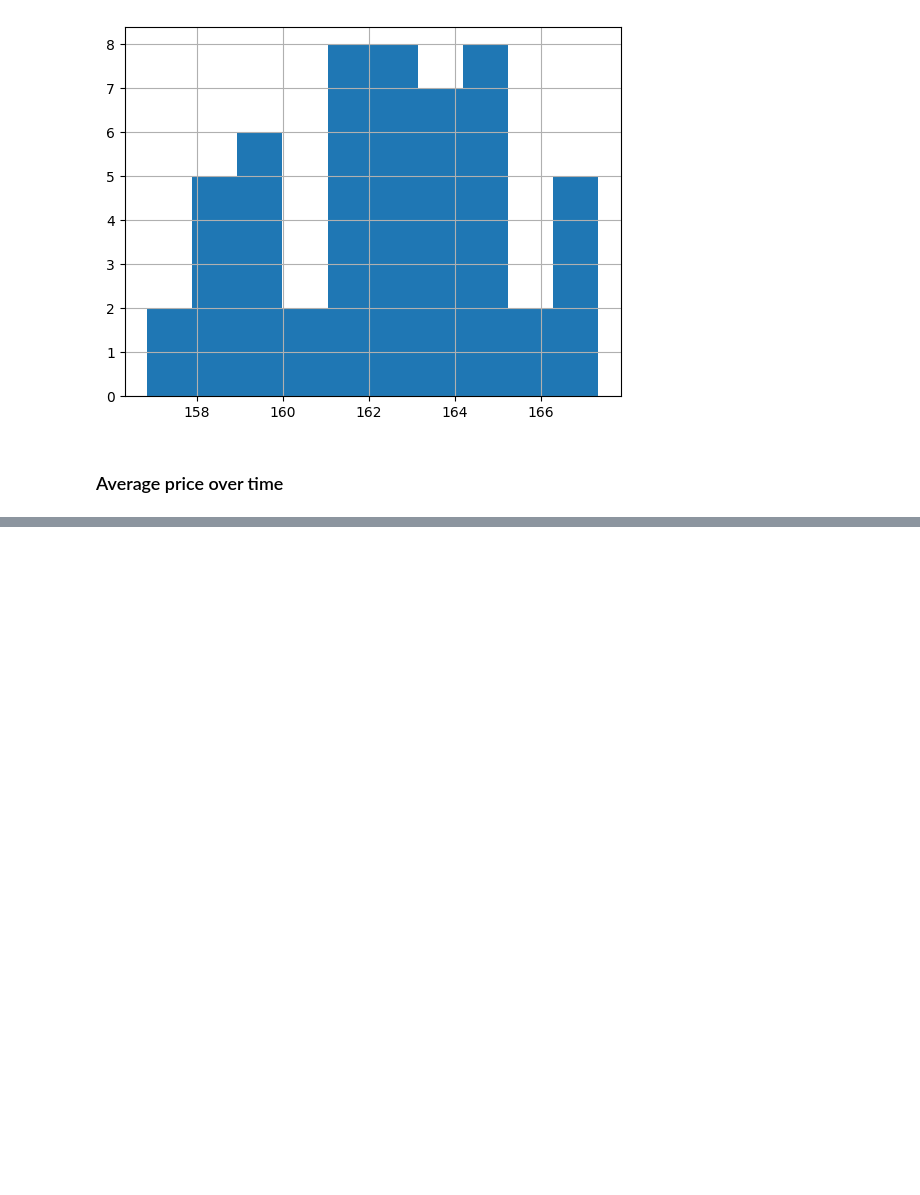
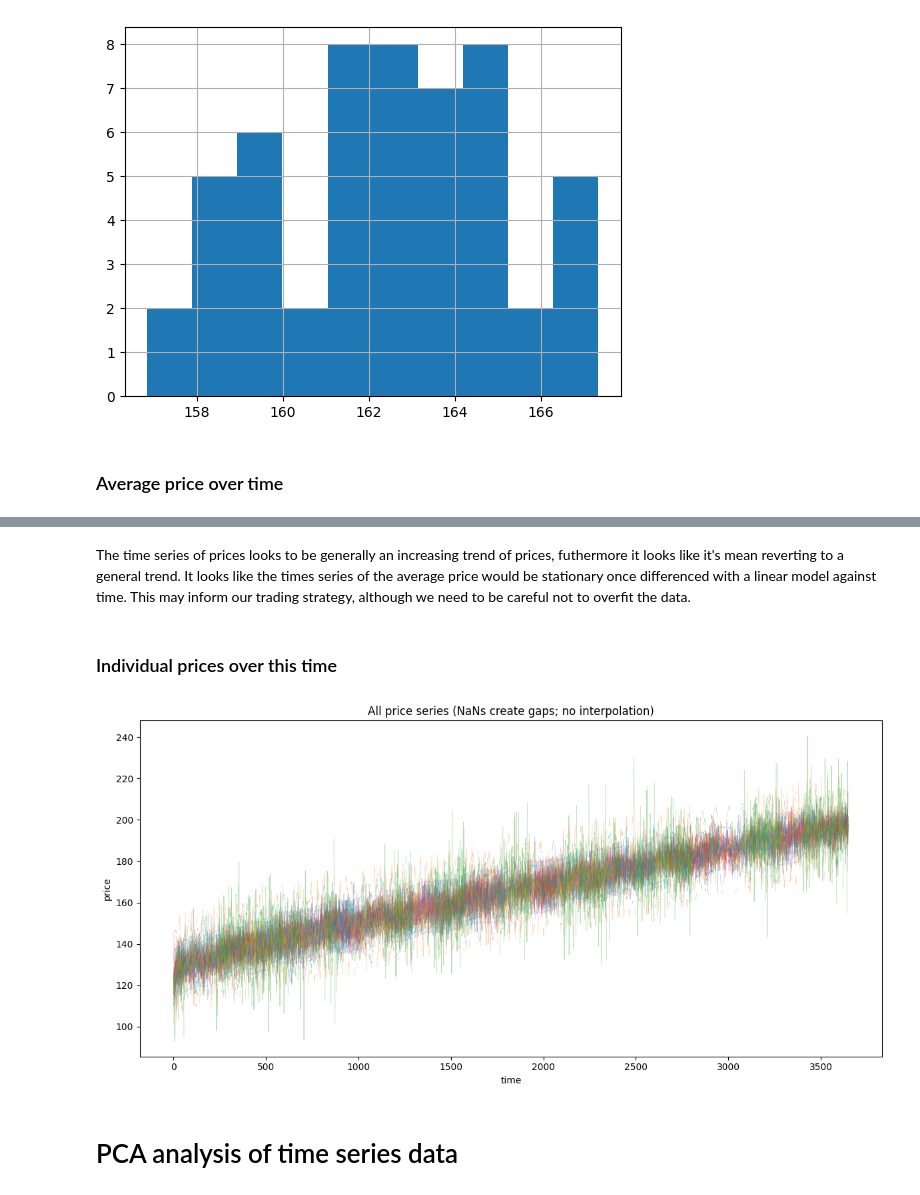
Before and after one commit to Nikhilesh-B/LimestoneDataChallengeMIT2026, a Jupyter notebook: Problem1/Problem1.ipynb, the cells around one changed output, grey strips where cells are left out. Cells and saved outputs as stored; diff of their text form; code cells hidden in the pictures; blank space fills up the shorter version.

```diff
--- a/Problem1/Problem1.ipynb
+++ b/Problem1/Problem1.ipynb
@@ -90,3 +256,22 @@ dtype: float64
+# %% [markdown]
+The time series of prices looks to be generally an increasing trend of prices, futhermore it looks like it's mean reverting to a general trend. It looks like the times series of the average price would be stationary once differenced with a linear model against time. This may inform our trading strategy, although we need to be careful not to overfit the data.
+# %% [markdown]
+### Individual prices over this time
+# %%
+fig, ax = plt.subplots(figsize=(12, 6))
+
+for col in DF.columns:
+    ax.plot(DF.index, DF[col], linewidth=0.6, alpha=0.35)
+
+ax.set_xlabel("time")
+ax.set_ylabel("price")
+ax.set_title("All price series (NaNs create gaps; no interpolation)")
+plt.tight_layout()
+plt.show()
+# %% [output]
+[figure, added]
+# %% [markdown]
+# PCA analysis of time series data
 # %%
 import typing as t
 import pandas as pd
```
Also changed, not shown: parts of 8 cells of this notebook, 1 other file.
